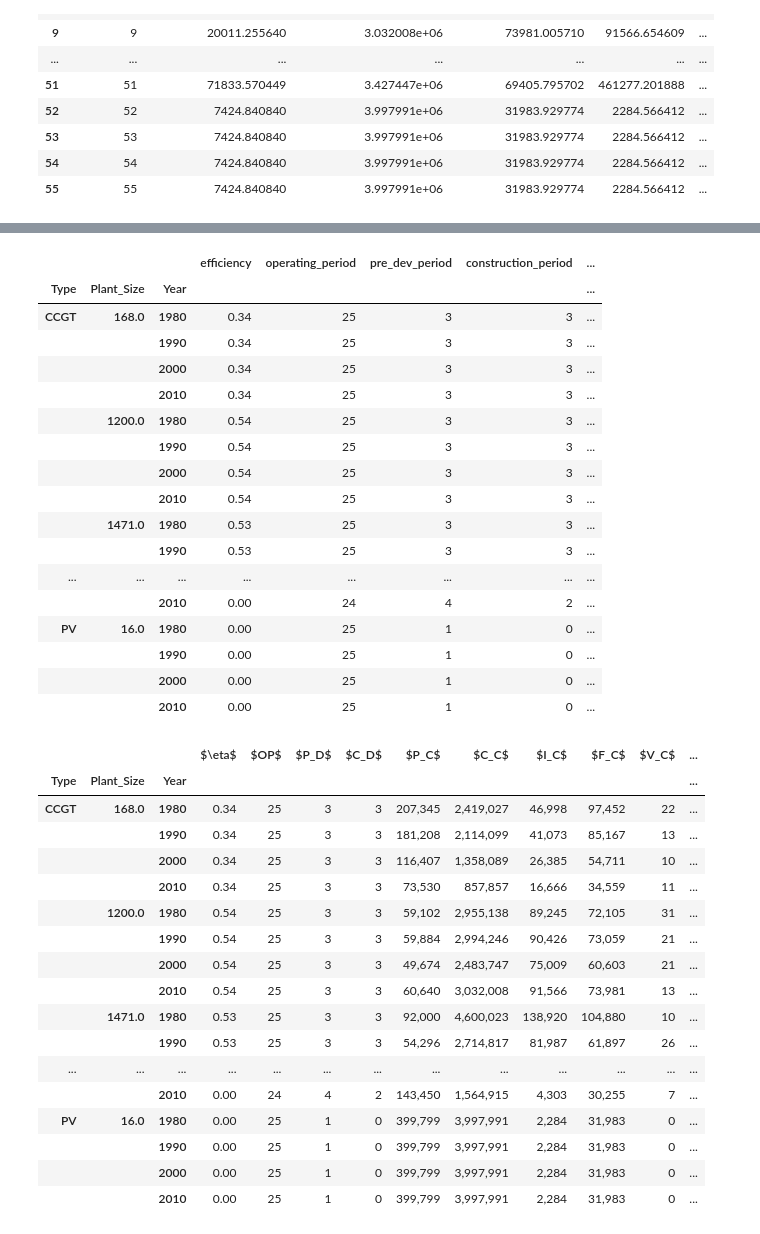
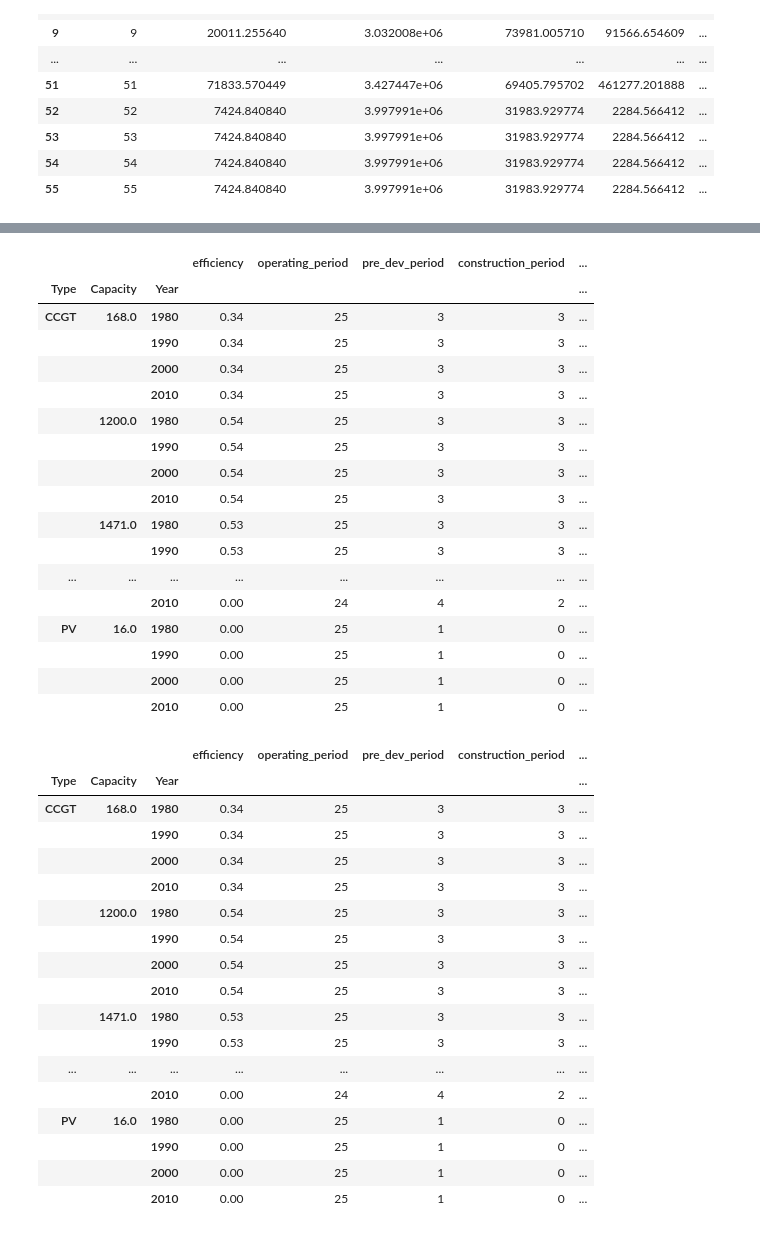
Before and after one commit to alexanderkell/elecsim-paper, a Jupyter notebook: visualisation/jupyter/power_plant_cost_table/historical_costs_table_generation.ipynb, the cells around one changed output, grey strips where cells are left out. Drawn from its saved outputs; the diff is of its cells as text; code cells hidden in the pictures.

Commit message:
Imported CSV to be converted to latex table

```diff
--- a/visualisation/jupyter/power_plant_cost_table/historical_costs_table_generation.ipynb
+++ b/visualisation/jupyter/power_plant_cost_table/historical_costs_table_generation.ipynb
@@ -35,3 +35,5 @@ historical_costs_gas['Type'] = historical_costs_diesel['Type'].str.replace("Reci
 # historical_costs_gas['Year'] = historical_costs_diesel['Year'].astype(str)
 historical_costs_gas['Year'] = historical_costs_diesel['Year'].astype("int")
 historical_costs_gas
+
+historical_costs_gas = historical_costs_gas.rename(index=str, columns={'Plant_Size':'Capacity'})
@@ -56,5 +40,5 @@ historical_costs_gas
 # %%
-cost_index = historical_costs_gas.set_index(['Type', 'Plant_Size', 'Year'])
+cost_index = historical_costs_gas.set_index(['Type', 'Capacity', 'Year'])
 cost_index
 # %% [output]
 |  |  |  | Unnamed: 0 | connection_cost_per_mw | construction_cost_per_mw | fixed_o_and_m_per_mw | ... |
@@ -76,7 +60,7 @@ cost_index
 |  |  | 2000 | 54 | 7424.840840 | 3.997991e+06 | 31983.929774 | ... |
 |  |  | 2010 | 55 | 7424.840840 | 3.997991e+06 | 31983.929774 | ... |
 # %%
-cost_sorted = cost_index.sort_values(['Type','Plant_Size','Year'])
+cost_sorted = cost_index.sort_values(['Type','Capacity','Year'])
 cost_sorted
 # %% [output]
 |  |  |  | Unnamed: 0 | connection_cost_per_mw | construction_cost_per_mw | fixed_o_and_m_per_mw | ... |
@@ -159,7 +143,7 @@ cost_comma["insurance_cost_per_mw"] = cost_rounded["insurance_cost_per_mw"].map(
 cost_comma
 # %% [output]
 |  |  |  | efficiency | operating_period | pre_dev_period | construction_period | ... |
-| Type | Plant_Size | Year |  |  |  |  | ... |
+| Type | Capacity | Year |  |  |  |  | ... |
 | CCGT | 168.0 | 1980 | 0.34 | 25 | 3 | 3 | ... |
 |  |  | 1990 | 0.34 | 25 | 3 | 3 | ... |
 |  |  | 2000 | 0.34 | 25 | 3 | 3 | ... |
@@ -177,26 +161,26 @@ cost_comma
 |  |  | 2000 | 0.00 | 25 | 1 | 0 | ... |
 |  |  | 2010 | 0.00 | 25 | 1 | 0 | ... |
 # %%
-formalism = cost_comma.rename(index=str, columns = {"efficiency":"$\eta$", 'operating_period':"$OP$", "pre_dev_period":"$P_D$", 'construction_period':'$C_D$','pre_dev_cost_per_mw':"$P_C$", 'construction_cost_per_mw':'$C_C$', 'infrastructure':'$I_C$','fixed_o_and_m_per_mw':'$F_C$','variable_o_and_m_per_mwh':'$V_C$',"insurance_cost_per_mw":'$In_C$',"connection_cost_per_mw":'$Con_C$'})
-
+# formalism = cost_comma.rename(index=str, columns = {"efficiency":"$\eta$", 'operating_period':"$OP$", "pre_dev_period":"$P_D$", 'construction_period':'$C_D$','pre_dev_cost_per_mw':"$P_C$", 'construction_cost_per_mw':'$C_C$', 'infrastructure':'$I_C$','fixed_o_and_m_per_mw':'$F_C$','variable_o_and_m_per_mwh':'$V_C$',"insurance_cost_per_mw":'$In_C$',"connection_cost_per_mw":'$Con_C$'})
+formalism = cost_comma
 formalism
 # %% [output]
-|  |  |  | $\eta$ | $OP$ | $P_D$ | $C_D$ | $P_C$ | $C_C$ | $I_C$ | $F_C$ | $V_C$ | ... |
-| Type | Plant_Size | Year |  |  |  |  |  |  |  |  |  | ... |
-| CCGT | 168.0 | 1980 | 0.34 | 25 | 3 | 3 | 207,345 | 2,419,027 | 46,998 | 97,452 | 22 | ... |
-|  |  | 1990 | 0.34 | 25 | 3 | 3 | 181,208 | 2,114,099 | 41,073 | 85,167 | 13 | ... |
-|  |  | 2000 | 0.34 | 25 | 3 | 3 | 116,407 | 1,358,089 | 26,385 | 54,711 | 10 | ... |
-|  |  | 2010 | 0.34 | 25 | 3 | 3 | 73,530 | 857,857 | 16,666 | 34,559 | 11 | ... |
-|  | 1200.0 | 1980 | 0.54 | 25 | 3 | 3 | 59,102 | 2,955,138 | 89,245 | 72,105 | 31 | ... |
-|  |  | 1990 | 0.54 | 25 | 3 | 3 | 59,884 | 2,994,246 | 90,426 | 73,059 | 21 | ... |
-|  |  | 2000 | 0.54 | 25 | 3 | 3 | 49,674 | 2,483,747 | 75,009 | 60,603 | 21 | ... |
-|  |  | 2010 | 0.54 | 25 | 3 | 3 | 60,640 | 3,032,008 | 91,566 | 73,981 | 13 | ... |
-|  | 1471.0 | 1980 | 0.53 | 25 | 3 | 3 | 92,000 | 4,600,023 | 138,920 | 104,880 | 10 | ... |
-|  |  | 1990 | 0.53 | 25 | 3 | 3 | 54,296 | 2,714,817 | 81,987 | 61,897 | 26 | ... |
-| ... | ... | ... | ... | ... | ... | ... | ... | ... | ... | ... | ... | ... |
-|  |  | 2010 | 0.00 | 24 | 4 | 2 | 143,450 | 1,564,915 | 4,303 | 30,255 | 7 | ... |
-| PV | 16.0 | 1980 | 0.00 | 25 | 1 | 0 | 399,799 | 3,997,991 | 2,284 | 31,983 | 0 | ... |
-|  |  | 1990 | 0.00 | 25 | 1 | 0 | 399,799 | 3,997,991 | 2,284 | 31,983 | 0 | ... |
-|  |  | 2000 | 0.00 | 25 | 1 | 0 | 399,799 | 3,997,991 | 2,284 | 31,983 | 0 | ... |
-|  |  | 2010 | 0.00 | 25 | 1 | 0 | 399,799 | 3,997,991 | 2,284 | 31,983 | 0 | ... |
+|  |  |  | efficiency | operating_period | pre_dev_period | construction_period | ... |
+| Type | Capacity | Year |  |  |  |  | ... |
+| CCGT | 168.0 | 1980 | 0.34 | 25 | 3 | 3 | ... |
+|  |  | 1990 | 0.34 | 25 | 3 | 3 | ... |
+|  |  | 2000 | 0.34 | 25 | 3 | 3 | ... |
+|  |  | 2010 | 0.34 | 25 | 3 | 3 | ... |
+|  | 1200.0 | 1980 | 0.54 | 25 | 3 | 3 | ... |
+|  |  | 1990 | 0.54 | 25 | 3 | 3 | ... |
+|  |  | 2000 | 0.54 | 25 | 3 | 3 | ... |
+|  |  | 2010 | 0.54 | 25 | 3 | 3 | ... |
+|  | 1471.0 | 1980 | 0.53 | 25 | 3 | 3 | ... |
+|  |  | 1990 | 0.53 | 25 | 3 | 3 | ... |
+| ... | ... | ... | ... | ... | ... | ... | ... |
+|  |  | 2010 | 0.00 | 24 | 4 | 2 | ... |
+| PV | 16.0 | 1980 | 0.00 | 25 | 1 | 0 | ... |
+|  |  | 1990 | 0.00 | 25 | 1 | 0 | ... |
+|  |  | 2000 | 0.00 | 25 | 1 | 0 | ... |
+|  |  | 2010 | 0.00 | 25 | 1 | 0 | ... |
 # %%
```
Also changed, not shown: parts of 8 cells of this notebook, 8 other files.
